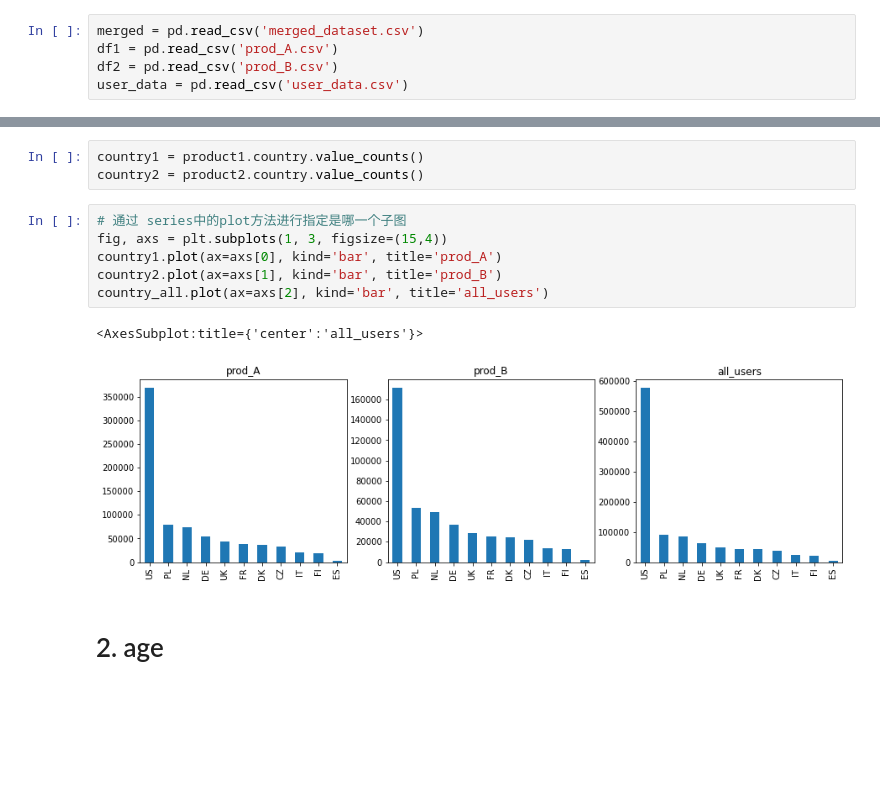
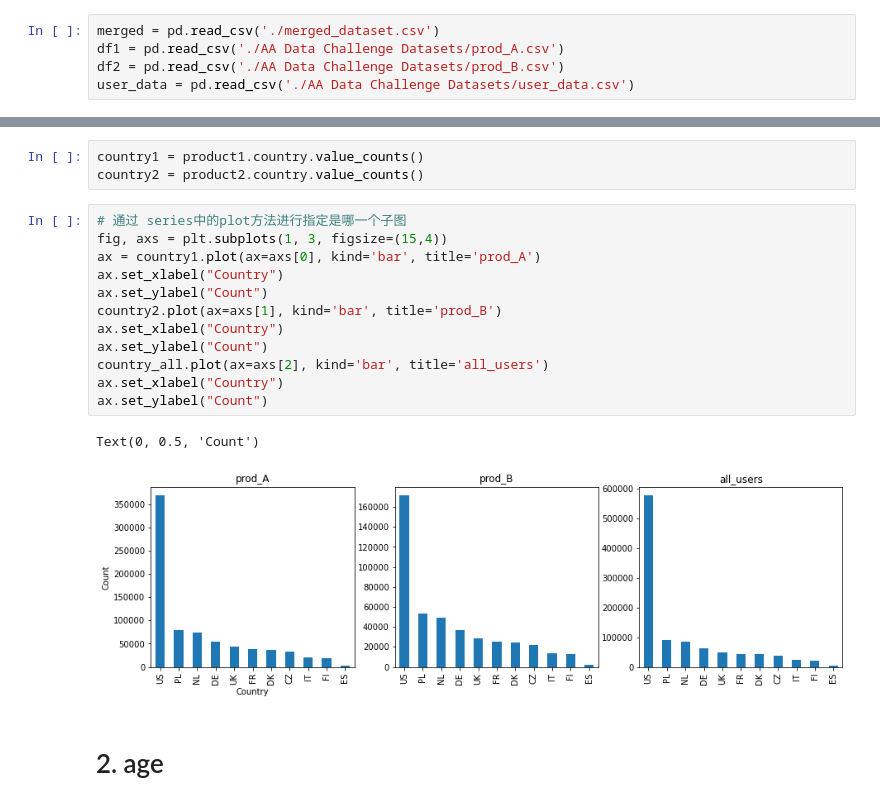
Before and after one commit to geofot96/facebook_analytics_academy_2020, a Jupyter notebook: george/Q2.ipynb, the cells around one changed output, grey strips where cells are left out. Cells and saved outputs as stored; diff of their text form; blank space fills up the shorter version.

```diff
--- a/george/Q2.ipynb
+++ b/george/Q2.ipynb
@@ -3,10 +3,10 @@ import numpy as np
 import pandas as pd
 import matplotlib.pyplot as plt
 # %%
-merged = pd.read_csv('merged_dataset.csv')
-df1 = pd.read_csv('prod_A.csv')
-df2 = pd.read_csv('prod_B.csv')
-user_data = pd.read_csv('user_data.csv')
+merged = pd.read_csv('./merged_dataset.csv')
+df1 = pd.read_csv('./AA Data Challenge Datasets/prod_A.csv')
+df2 = pd.read_csv('./AA Data Challenge Datasets/prod_B.csv')
+user_data = pd.read_csv('./AA Data Challenge Datasets/user_data.csv')
 # %%
 merged = pd.DataFrame(merged, columns = ['user_id', 'country', 'age', 'gender', 'start_date', 'ds1', 'ds2'])
 # %%
@@ -123,12 +138,18 @@ country2 = product2.country.value_counts()
 # %%
 # 通过 series中的plot方法进行指定是哪一个子图
 fig, axs = plt.subplots(1, 3, figsize=(15,4))
-country1.plot(ax=axs[0], kind='bar', title='prod_A')
+ax = country1.plot(ax=axs[0], kind='bar', title='prod_A')
+ax.set_xlabel("Country")
+ax.set_ylabel("Count")
 country2.plot(ax=axs[1], kind='bar', title='prod_B')
+ax.set_xlabel("Country")
+ax.set_ylabel("Count")
 country_all.plot(ax=axs[2], kind='bar', title='all_users')
+ax.set_xlabel("Country")
+ax.set_ylabel("Count")
 # %% [output]
-<AxesSubplot:title={'center':'all_users'}>
+Text(0, 0.5, 'Count')
-[figure, old version]
+[figure, new version]
 # %% [markdown]
 # 2. age
 # %%
```
Also changed, not shown: parts of 8 cells of this notebook.
